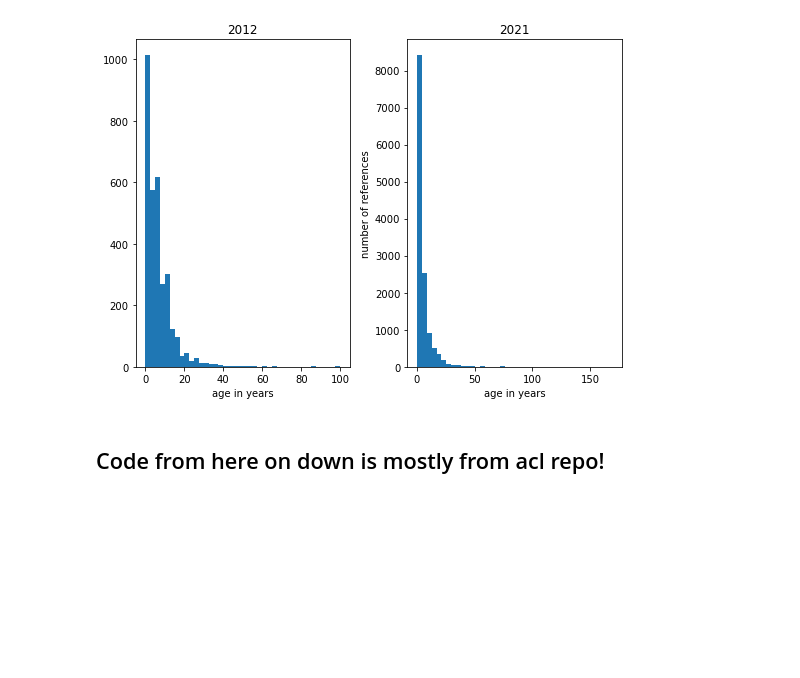
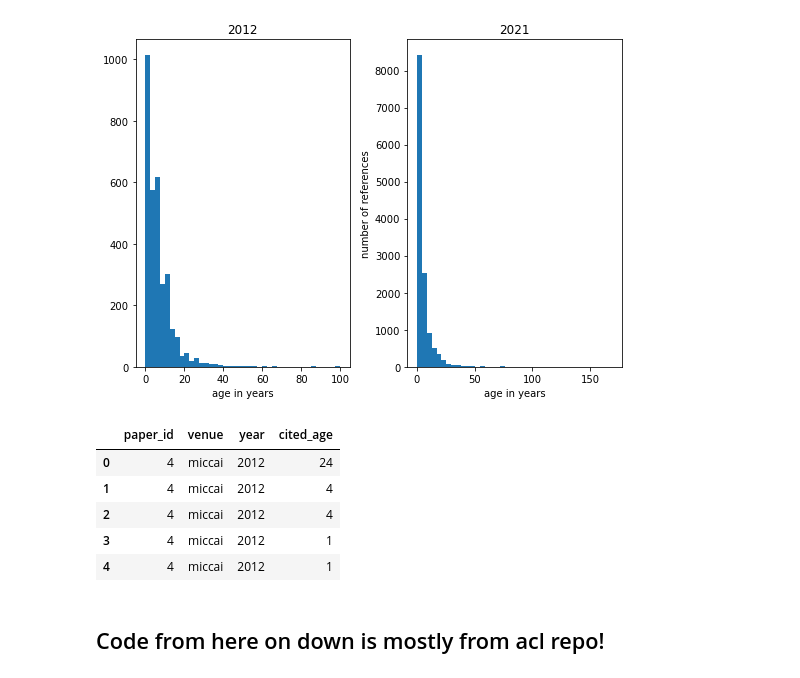
Before and after one commit to christinekaarde/MICCAI-review-thesis, a Jupyter notebook: database creation/references mining.ipynb, the cells around one changed output. Saved outputs shown, nothing was run; the diff lists cells and outputs as text; code cells hidden in the pictures; blank space fills up the shorter version.

```diff
--- a/database creation/references mining.ipynb
+++ b/database creation/references mining.ipynb
@@ -279,5 +280,14 @@ df = pd.concat([df2012_with_year, df2021_with_year],    # Combine vertically
                           sort = False)
 
 #creating a df of paper id (for every row corresponding to citations), year of proceedings and cited age as columns
+# %%
+df.head()
+# %% [output]
+|  | paper_id | venue | year | cited_age |
+| 0 | 4 | miccai | 2012 | 24 |
+| 1 | 4 | miccai | 2012 | 4 |
+| 2 | 4 | miccai | 2012 | 4 |
+| 3 | 4 | miccai | 2012 | 1 |
+| 4 | 4 | miccai | 2012 | 1 |
 # %% [markdown]
 ## Code from here on down is mostly from acl repo!
```
Also changed, not shown: parts of 6 cells of this notebook, 2 other files.
